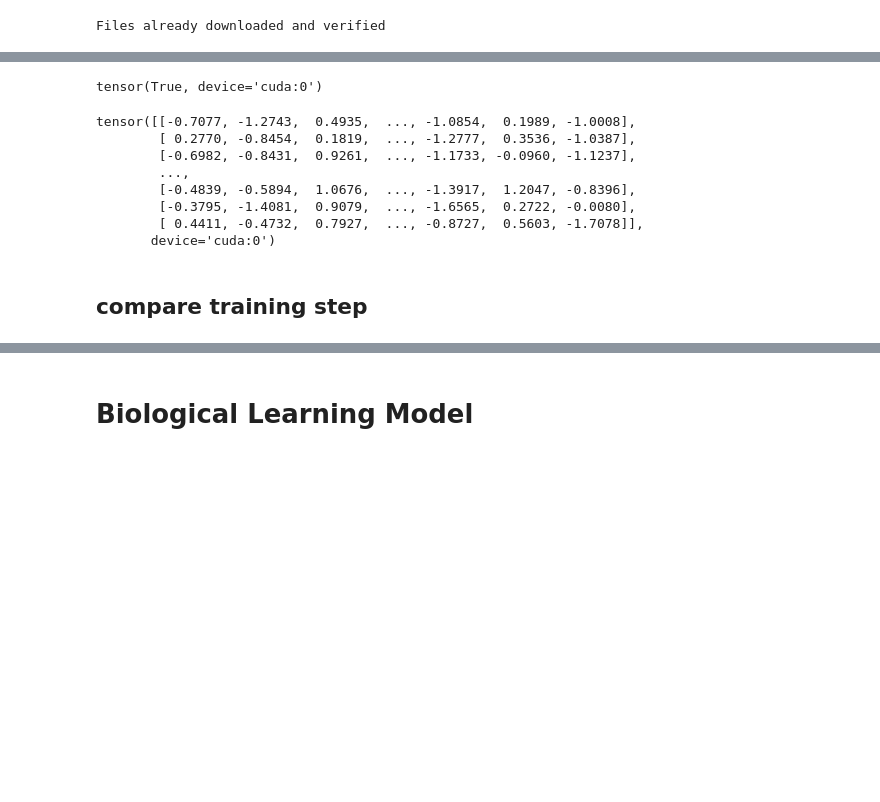
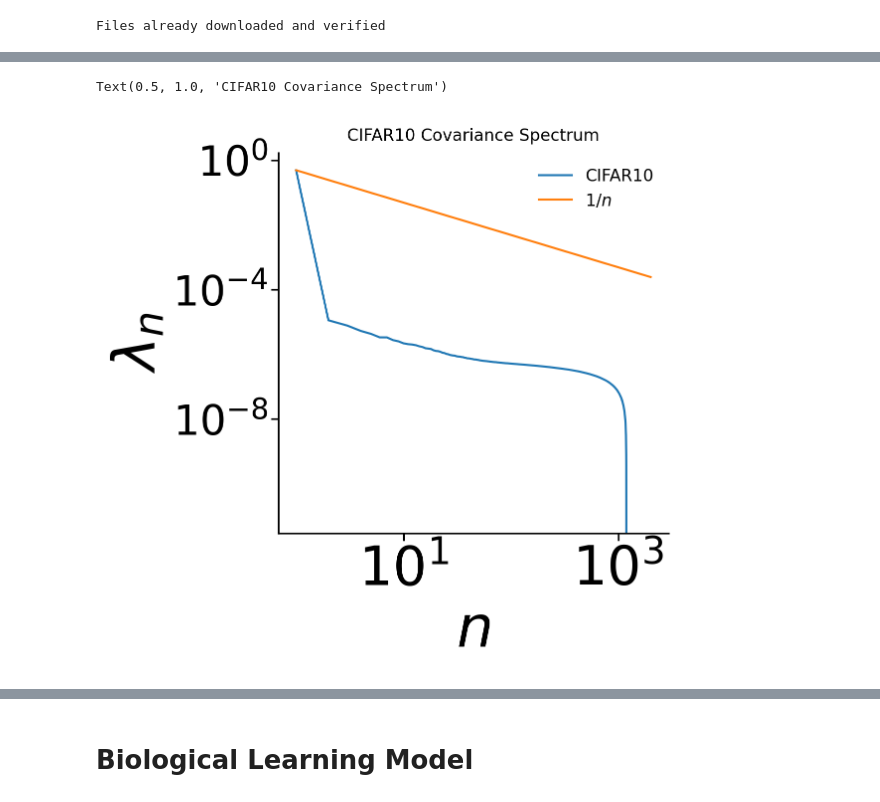
Before and after one commit to holzhauk/LocalLearning, a Jupyter notebook: notebooks/CIFAR10.ipynb, the cells around one changed output, grey strips where cells are left out. Saved outputs shown, nothing was run; the diff lists cells and outputs as text; code cells hidden in the pictures; blank space fills up the shorter version.

```diff
--- a/notebooks/CIFAR10.ipynb
+++ b/notebooks/CIFAR10.ipynb
@@ -38,10 +14,15 @@ llmodel.train()
 # %%
-training_data = LocalLearning.LpUnitCIFAR10(
-    root="../data/CIFAR10", train=True, transform=ToTensor(), p=pSet["p"]
+test_data = LocalLearning.LpUnitCIFAR10(
+    root="../data/CIFAR10",
+    train=False,
+    transform=ToTensor()
 )
 
-dataloader_train = DataLoader(
-    training_data, batch_size=256, num_workers=10, shuffle=True
+test_dataloader = DataLoader(
+    test_data,
+    batch_size=1000,
+    num_workers=4,
+    shuffle=False
 )
 # %% [output]
 Files already downloaded and verified
@@ -102,5 +28,0 @@ from torchvision import datasets, transforms
-# %%
-if torch.cuda.is_available():
-    device = torch.device('cuda')
-else:
-    device = torch.device('cpu')
@@ -185,17 +28,0 @@ mikkel_activations = synaptic_activation(synapses, flat_features.t())
-# %%
-torch.isclose(kh_activations, mikkel_activations.t(), atol=1e-4).all()
-# %% [output]
-tensor(True, device='cuda:0')
-# %%
-print(mikkel_activations.t())
-# %% [output]
-tensor([[-0.7077, -1.2743,  0.4935,  ..., -1.0854,  0.1989, -1.0008],
-        [ 0.2770, -0.8454,  0.1819,  ..., -1.2777,  0.3536, -1.0387],
-        [-0.6982, -0.8431,  0.9261,  ..., -1.1733, -0.0960, -1.1237],
-        ...,
-        [-0.4839, -0.5894,  1.0676,  ..., -1.3917,  1.2047, -0.8396],
-        [-0.3795, -1.4081,  0.9079,  ..., -1.6565,  0.2722, -0.0080],
-        [ 0.4411, -0.4732,  0.7927,  ..., -0.8727,  0.5603, -1.7078]],
-       device='cuda:0')
-# %% [markdown]
-## compare training step
@@ -224,2 +29,31 @@ llmodel.train_step_fast(features.to(device))
+# %%
+trained_weights_path = Path("../data/models/L2UnitCIFAR10_LL/cifar_990.pth")
+cpu = torch.device('cpu')
+
+with torch.no_grad():
+    trained_state = torch.load(trained_weights_path)
+    model_ps = trained_state["model_parameters"]
+    model = LocalLearning.FKHL3(model_ps)
+    model.eval()
+    model.load_state_dict(trained_state["model_state_dict"])
+    model.to(device)
+    l_n_trained = LocalLearning.cov_spectrum(test_dataloader, model, device)
+    l_n_trained = l_n_trained.to(cpu).numpy()
+# %%
+from matplotlib import pyplot as plt
+import numpy as np
+
+plt.style.use(['seaborn-paper', "./PRLSingleCol.mplstyle"])
+
+fig, ax = plt.subplots()
+ax.loglog(np.arange(1, len(l_n_trained)+1), l_n_trained, label=r"CIFAR10")
+ax.loglog(np.arange(1, len(l_n_trained)+1), l_n_trained[0] / np.arange(1, len(l_n_trained)+1), label=r"$1 / n$")
+ax.legend()
+ax.set_xlabel(r"$n$")
+ax.set_ylabel(r"$\lambda_{n}$")
+ax.set_title(r"CIFAR10 Covariance Spectrum")
+# %% [output]
+Text(0.5, 1.0, 'CIFAR10 Covariance Spectrum')
+[figure, added]
 # %%
 # %% [output]
```
Also changed, not shown: parts of 32 cells of this notebook, 1 other file.
